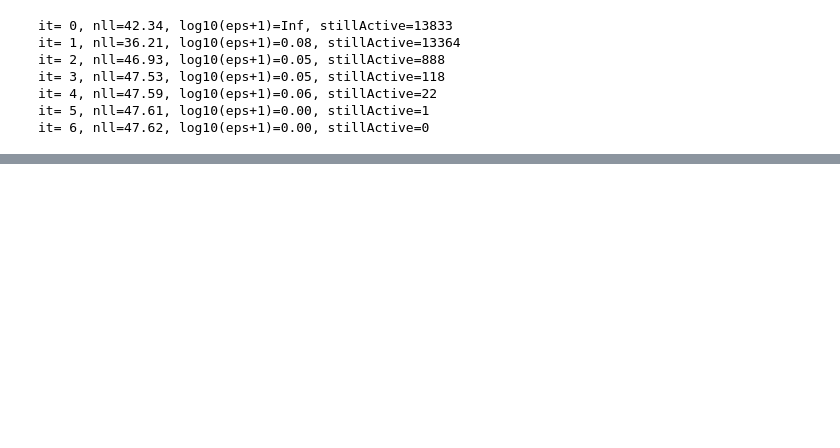
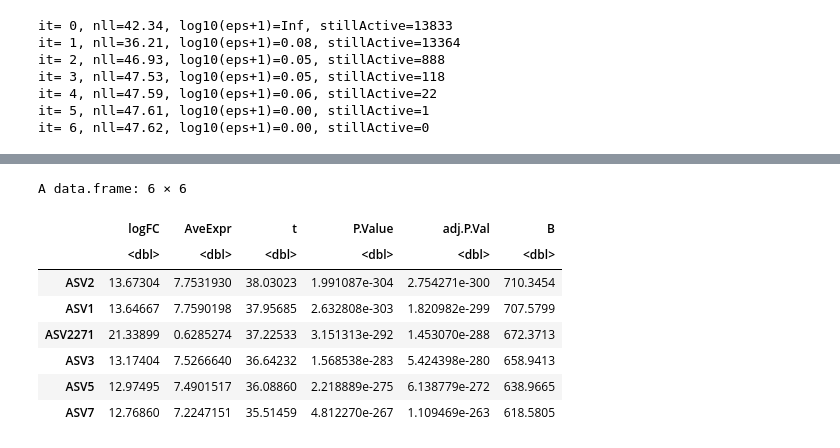
Before and after one commit to Nesper94/genomeSeq-test, a Jupyter notebook: metagenomeSeq-abund/CSS-script.ipynb, the cells around one changed output, grey strips where cells are left out. Drawn from its saved outputs; the diff is of its cells as text; code cells hidden in the pictures; blank space fills up the shorter version.

```diff
--- a/metagenomeSeq-abund/CSS-script.ipynb
+++ b/metagenomeSeq-abund/CSS-script.ipynb
@@ -89,0 +124,13 @@ ERROR: Error in eval(ej, envir = levelsenv): objeto 'Wild_A' no encontrado
+# %%
+res <- topTable(fit3,coef=1,adjust="BH",n=Inf)
+head(res)
+# %% [output]
+A data.frame: 6 × 6
+|  | logFC | AveExpr | t | P.Value | adj.P.Val | B |
+|  | <dbl> | <dbl> | <dbl> | <dbl> | <dbl> | <dbl> |
+| ASV2 | 13.67304 | 7.7531930 | 38.03023 | 1.991087e-304 | 2.754271e-300 | 710.3454 |
+| ASV1 | 13.64667 | 7.7590198 | 37.95685 | 2.632808e-303 | 1.820982e-299 | 707.5799 |
+| ASV2271 | 21.33899 | 0.6285274 | 37.22533 | 3.151313e-292 | 1.453070e-288 | 672.3713 |
+| ASV3 | 13.17404 | 7.5266640 | 36.64232 | 1.568538e-283 | 5.424398e-280 | 658.9413 |
+| ASV5 | 12.97495 | 7.4901517 | 36.08860 | 2.218889e-275 | 6.138779e-272 | 638.9665 |
+| ASV7 | 12.76860 | 7.2247151 | 35.51459 | 4.812270e-267 | 1.109469e-263 | 618.5805 |
```
Also changed, not shown: parts of 13 cells of this notebook, 2 other files.
